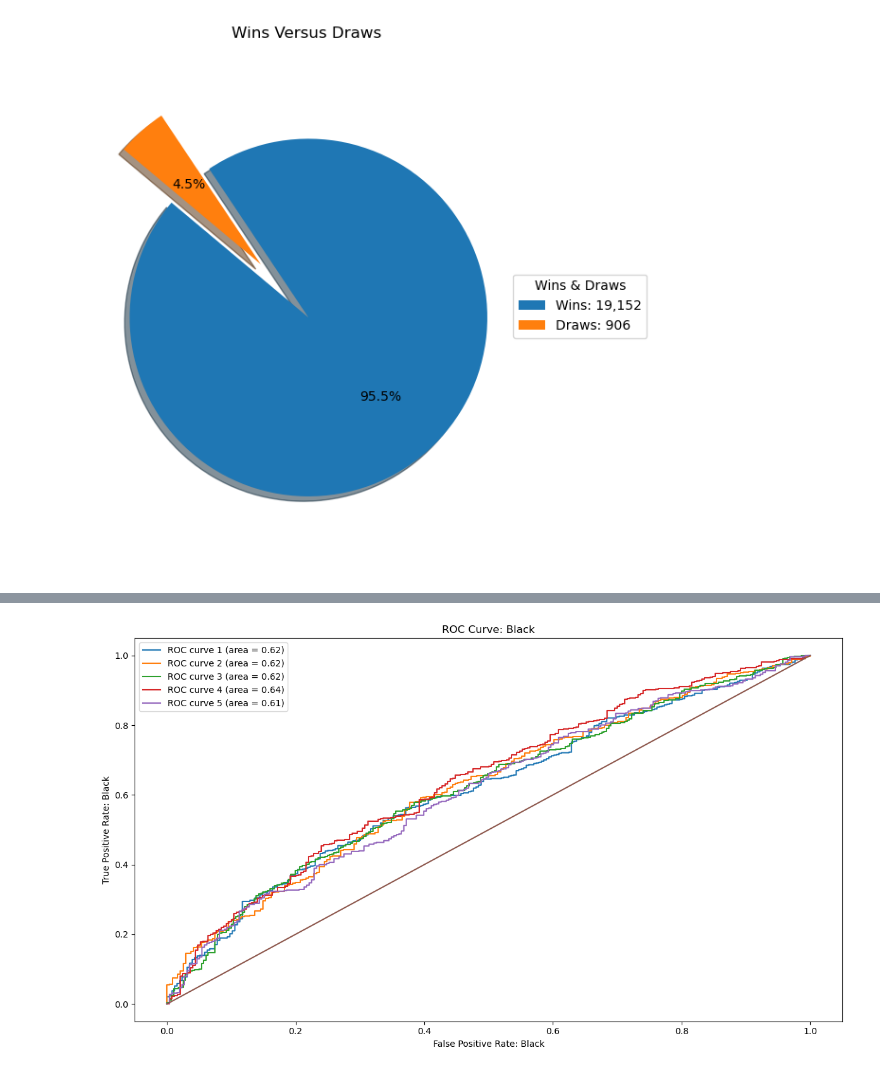
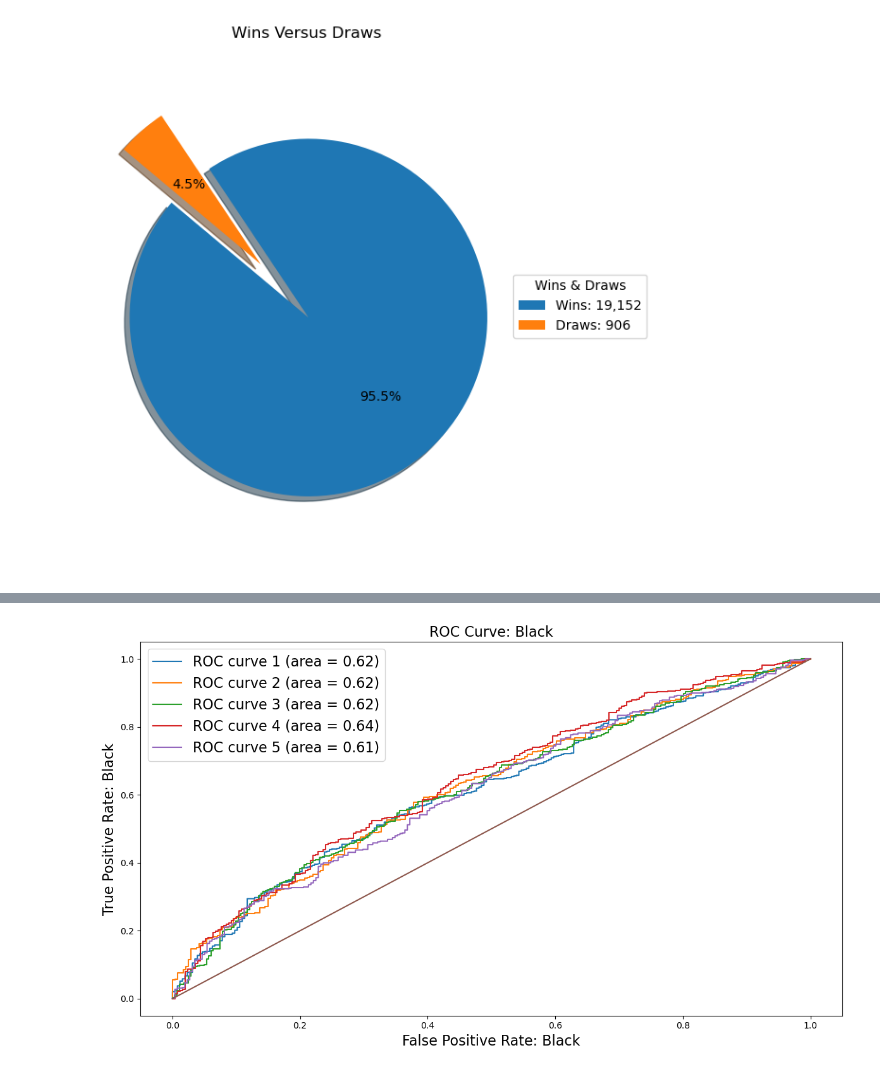
Before and after one commit to mbrann2/chess_games, a Jupyter notebook: notebooks/chess_games.ipynb, the cells around one changed output, grey strips where cells are left out. Drawn from its saved outputs; the diff is of its cells as text; code cells hidden in the pictures.

```diff
--- a/notebooks/chess_games.ipynb
+++ b/notebooks/chess_games.ipynb
@@ -475,10 +562,10 @@ def test_train_white(chess_df, path1='../images/roc_curve_white.png', path2='../
 
 
         plt.plot([0,1], [0,1])
-        plt.legend()
-        plt.title('ROC Curve: White')
-        plt.xlabel('False Positive Rate: White')
-        plt.ylabel('True Positive Rate: White')
+        plt.legend(fontsize = 16)
+        plt.title('ROC Curve: White', fontsize = 16)
+        plt.xlabel('False Positive Rate: White', fontsize = 16)
+        plt.ylabel('True Positive Rate: White', fontsize = 16)
         plt.tight_layout()
         plt.savefig(path1)
         return print({'Mean Accuracy List [White]': np.mean(accuracy_list), 'Mean Precision List [White]': np.mean(precision_list), 'Mean Recall List [White]': np.mean(recall_list), 'Mean F1 Score [White]': np.mean(f1_score_list), 'Mean Log Loss [White]': np.mean(log_loss_list), 'Mean Log Loss Probability [White]': np.mean(log_loss_prob)})
@@ -606,10 +693,10 @@ def test_train_black(chess_df, path1='../images/roc_curve_black.png', path2='../
             f.write(black_stats_table)
 
         plt.plot([0,1], [0,1])
-        plt.legend()
-        plt.title('ROC Curve: Black')
-        plt.xlabel('False Positive Rate: Black')
-        plt.ylabel('True Positive Rate: Black')
+        plt.legend(fontsize = 16)
+        plt.title('ROC Curve: Black', fontsize = 16)
+        plt.xlabel('False Positive Rate: Black', fontsize = 16)
+        plt.ylabel('True Positive Rate: Black', fontsize = 16)
         plt.tight_layout()
         plt.savefig(path1)
         return print({'Mean Accuracy List [Black]': np.mean(accuracy_list), 'Mean Precision List [Black]': np.mean(precision_list), 'Mean Recall List [Black]': np.mean(recall_list), 'Mean F1 Score [Black]': np.mean(f1_score_list), 'Mean Log Loss [Black]': np.mean(log_loss_list), 'Mean Log Loss Probability [Black]': np.mean(log_loss_prob)})
@@ -647,11 +734,11 @@ Time:                        06:39:25   Log-Likelihood:                -2504.3
 converged:                       True   LL-Null:                       -2581.4
 Covariance Type:            nonrobust   LLR p-value:                 3.391e-34
 =============================================================================================
                                 coef    std err          z      P>|z|      [0.025      0.975]
 ---------------------------------------------------------------------------------------------
 turns                        -0.0010      0.001     -1.212      0.225      -0.003       0.001
 opening_ply                  -0.0092      0.010     -0.893      0.372      -0.029       0.011
 Rating Differential Black     0.0033      0.000     16.490      0.000       0.003       0.004
 =============================================================================================
 {'Mean Accuracy List [Black]': 0.6938336391647087, 'Mean Precision List [Black]': 0.6939381807737008, 'Mean Recall List [Black]': 0.99831700261825, 'Mean F1 Score [Black]': 0.8186441686809387, 'Mean L ...
-[figure, old version]
+[figure, new version]
```
Also changed, not shown: parts of 11 cells of this notebook, 12 other files.
